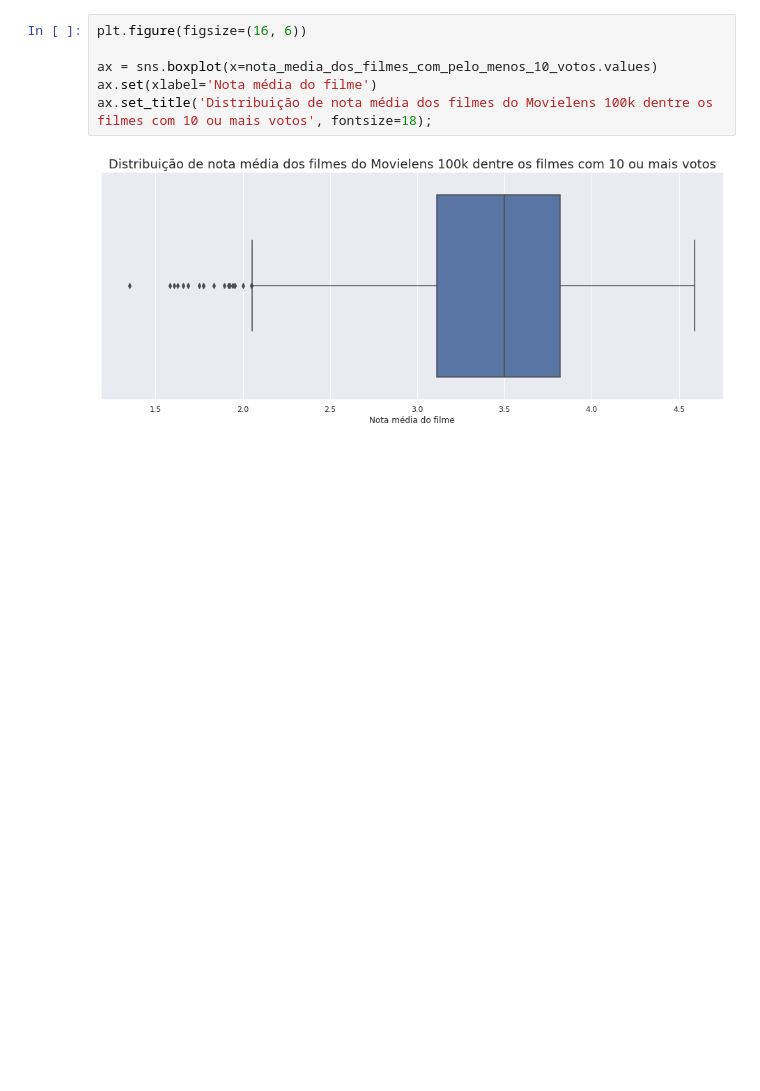
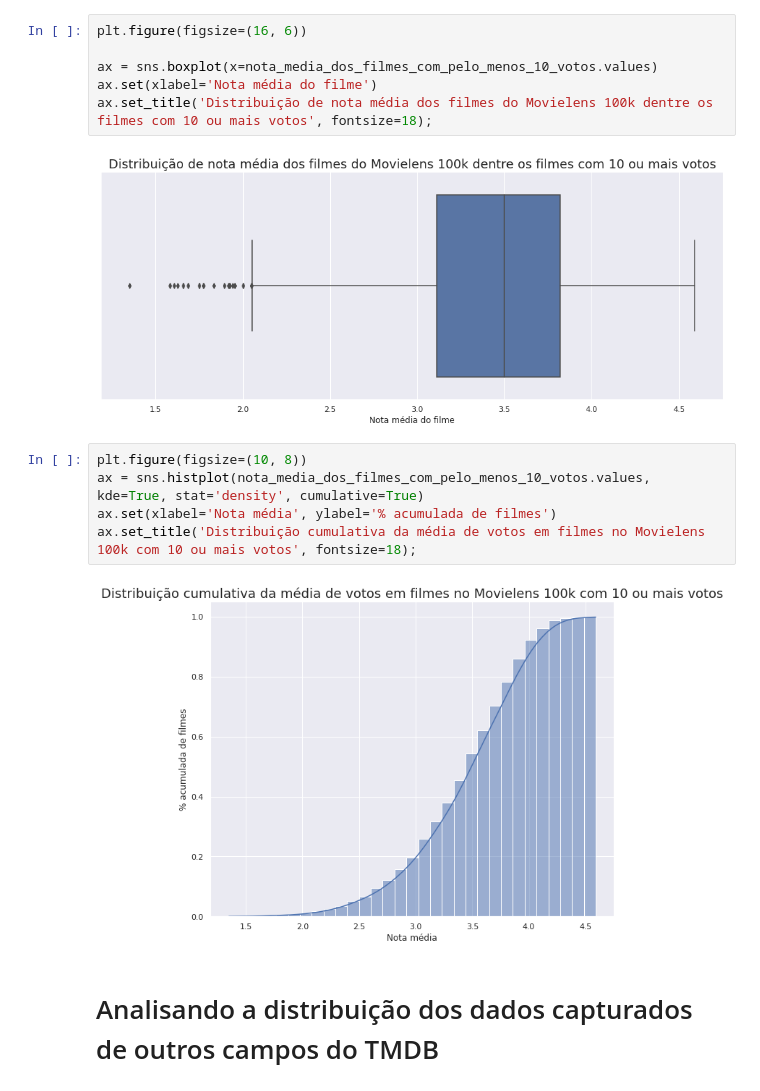
Before and after one commit to Daniel-ASG/Course_Classes, a Jupyter notebook: data_science_introducao_a_testes_estatisticos_com_python.ipynb, the cells around one changed output. Drawn from its saved outputs; the diff is of its cells as text; blank space fills up the shorter version.

```diff
--- a/data_science_introducao_a_testes_estatisticos_com_python.ipynb
+++ b/data_science_introducao_a_testes_estatisticos_com_python.ipynb
@@ -173,3 +180,12 @@ ax.set(xlabel='Nota média do filme')
 ax.set_title('Distribuição de nota média dos filmes do Movielens 100k dentre os filmes com 10 ou mais votos', fontsize=18);
 # %% [output]
 [figure]
+# %%
+plt.figure(figsize=(10, 8))
+ax = sns.histplot(nota_media_dos_filmes_com_pelo_menos_10_votos.values, kde=True, stat='density', cumulative=True)
+ax.set(xlabel='Nota média', ylabel='% acumulada de filmes')
+ax.set_title('Distribuição cumulativa da média de votos em filmes no Movielens 100k com 10 ou mais votos', fontsize=18);
+# %% [output]
+[figure, added]
+# %% [markdown]
+# Analisando a distribuição dos dados capturados de outros campos do TMDB
```
Also changed, not shown: parts of 11 cells of this notebook.
